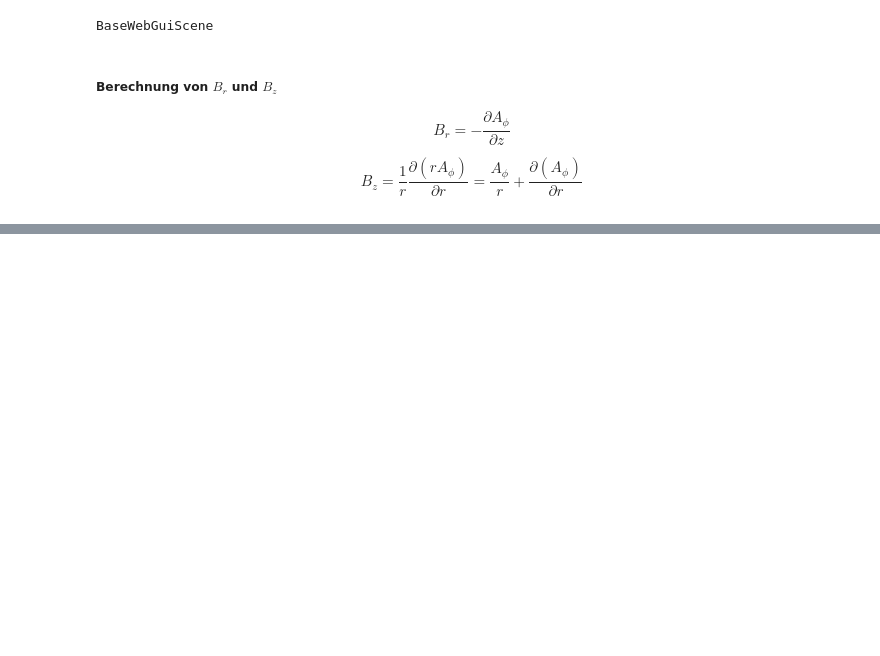
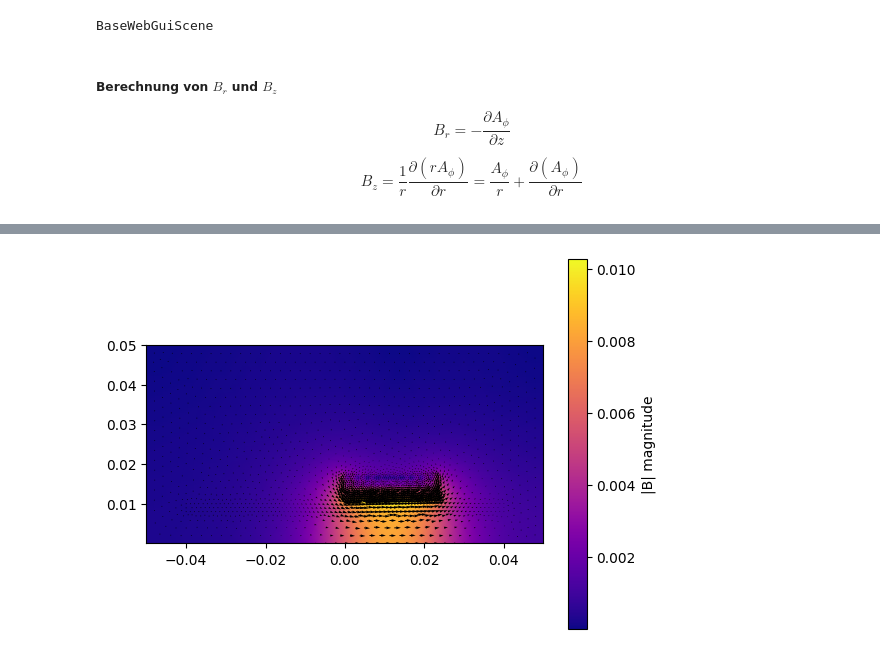
Before and after one commit to alegrunder/hana, a Jupyter notebook: Notebook/Aufgabe1.ipynb, the cells around one changed output, grey strips where cells are left out. Drawn from its saved outputs; the diff is of its cells as text; code cells hidden in the pictures; blank space fills up the shorter version.

Commit message:
full version with animated plots

```diff
--- a/Notebook/Aufgabe1.ipynb
+++ b/Notebook/Aufgabe1.ipynb
@@ -179,16 +183,18 @@ B_r_gf.Set(B_r)
 B_z_gf.Set(B_z)
 
 # Visualize Components
-print("B_z:")
-Draw(Norm(B_z_gf), mesh, "B_z")
-print("B_r:")
-Draw(Norm(B_r_gf), mesh, "B_r")
+print("B_z (complex):")
+Draw(B_z_gf, mesh, "B_z")
+print("B_r (complex):")
+Draw(B_r_gf, mesh, "B_r")
 
 # Visualize as vector field
-B_field = CoefficientFunction((Norm(B_z_gf), Norm(B_r_gf)))  # For 2D visualization
-print("B = (B_z, B_r) (Vector):")
-Draw(B_field, mesh, "B (Vector Field)", vectors=True)
+#B_field = CoefficientFunction(((B_z_gf.real), (B_r_gf.real)))  # For 2D visualization
+t = Parameter(0.0) # oder t.Set()
+B_field = CoefficientFunction((B_z_gf*exp(1j*omega*t), B_r_gf*exp(1j*omega*t)))  # For 2D visualization
+print("B = Re([B_z, B_r]) (Vector):")
+Draw(B_field.real, mesh, "B (Vector Field real part)", vectors=True)
 
 print("B (Norm):")
-Draw(Norm(B_field), mesh, "B (complex)", vectors=True)
+Draw(Norm(B_field), mesh, "B (complex)")
 # %% [output]
@@ -203,0 +212,76 @@ BaseWebGuiScene
+# %%
+%matplotlib inline
+#%matplotlib qt
+
+# Compute mesh coords
+mesh_coords = [(v.point[0], v.point[1]) for v in mesh.vertices]
+x_vals = np.array([p[0] for p in mesh_coords])
+y_vals = np.array([p[1] for p in mesh_coords])
+
+# Triangulation (needed for tripcolor)
+# Assuming 2D triangular mesh (otherwise filter explicitly)
+triangles = []
+for el in mesh.Elements(VOL):
+    if len(el.vertices) == 3:  # only triangles
+        triangles.append([v.nr for v in mesh[el].vertices])
+
+triang = Triangulation(x_vals, y_vals, np.array(triangles))
+
+# Prepare storage
+Bx_all, By_all, Bmag_all = [], [], []
+T = 1/(omega/(2*pi))
+times = np.linspace(0, T, 100)  # simulate over 20 ms
+
+# Grid function for evaluation
+V = VectorH1(mesh, order=3)
+B_gf = GridFunction(V)
+
+for t_val in times:
+    t.Set(t_val)
+    B_gf.Set(B_field.real)
+
+    Bx_frame, By_frame, Bmag_frame = [], [], []
+    for x, y in mesh_coords:
+        try:
+            val = B_gf(x, y)
+            Bx, By = float(val[0]), float(val[1])
+            Bx_frame.append(Bx)
+            By_frame.append(By)
+            Bmag_frame.append(np.sqrt(Bx**2 + By**2))
+        except:
+            Bx_frame.append(0)
+            By_frame.append(0)
+            Bmag_frame.append(0)
+
+    Bx_all.append(Bx_frame)
+    By_all.append(By_frame)
+    Bmag_all.append(Bmag_frame)
+
+# --- Plotting setup ---
+fig, ax = plt.subplots()
+ax.set_aspect('equal')
+ax.set_xlim(min(x_vals), max(x_vals))
+ax.set_ylim(min(y_vals), max(y_vals))
+
+# Background magnitude color (initialize with first frame)
+cmap = plt.cm.plasma
+bg = ax.tripcolor(triang, Bmag_all[0], shading='gouraud', cmap=cmap)
+cb = fig.colorbar(bg, ax=ax, label='|B| magnitude')
+
+# Quiver plot for vector field
+quiver = ax.quiver(x_vals, y_vals, Bx_all[0], By_all[0], color='black', scale=0.5)
+
+
+# Animation update function
+def update_quiver(frame):
+    quiver.set_UVC(Bx_all[frame], By_all[frame])
+    #bg = ax.tripcolor(triang, Bmag_all[frame], shading='flat', cmap=cmap)
+    #bg.set_array(np.array(Bmag_all[frame]))
+    bg.set_array(np.array(Bmag_all[frame]))
+    ax.set_title(f"Time: {times[frame]*1000:.1f} ms")
+    return quiver, bg
+
+ani = animation.FuncAnimation(fig, update_quiver, frames=len(times), interval=50)
+plt.show()
+# %% [output]
+[figure, added]
```
Also changed, not shown: parts of 10 cells of this notebook, 2 other files.
